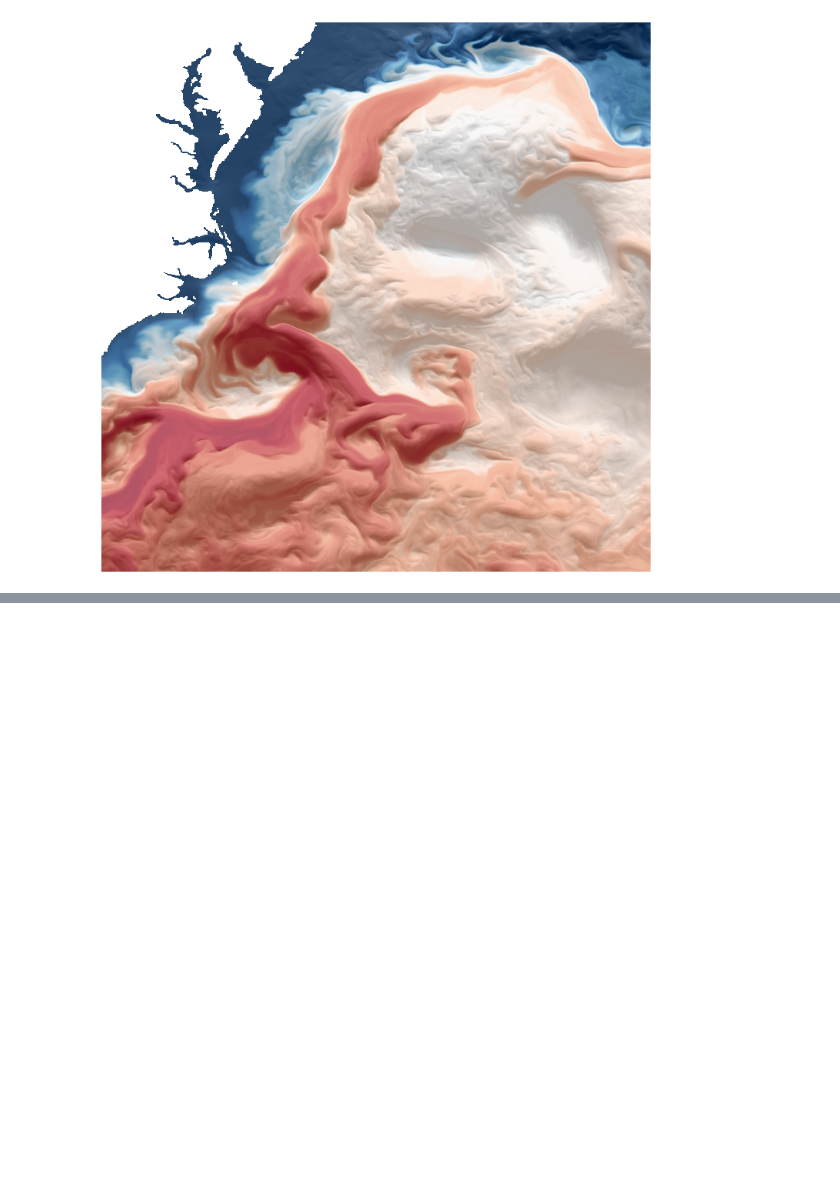
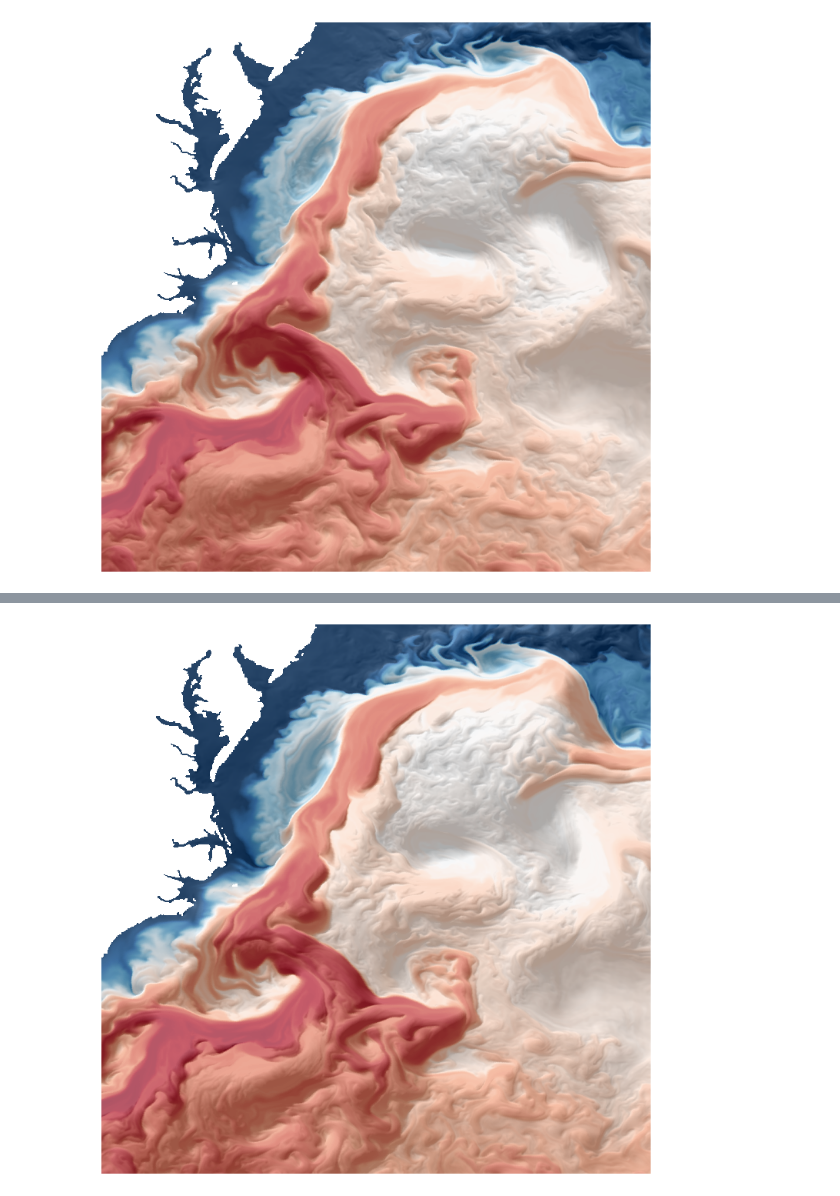
Before and after one commit to koldunovn/FESOM_SST_shaded_by_U, a Jupyter notebook: FESOM_SST_shaded_by_U.ipynb, the cells around one changed output, grey strips where cells are left out. Drawn from its saved outputs; the diff is of its cells as text; code cells hidden in the pictures; blank space fills up the shorter version.

```diff
--- a/FESOM_SST_shaded_by_U.ipynb
+++ b/FESOM_SST_shaded_by_U.ipynb
@@ -36,0 +56,15 @@ plt.savefig('./out_figure.png', dpi=300)
+# %%
+myangle = 45
+U = speed_rot * np.cos(np.deg2rad(myangle - direct))
+# V = speed_rot * np.sin(np.deg2rad(myangle - direct))
+fig, ax = plt.subplots(
+            1,
+            1,
+            constrained_layout=True,
+            figsize=(10,10),
+        )
+ax.imshow(np.flipud(sst.sst.values), cmap=cm.RdBu_r,  vmin=12, vmax=24)
+ax.imshow(np.flipud(U), alpha=0.3, cmap=cm.gray, vmin=-.3, vmax=0.3)
+ax.axis('off');
+# %% [output]
+[figure, added]
```
Also changed, not shown: parts of 6 cells of this notebook.
